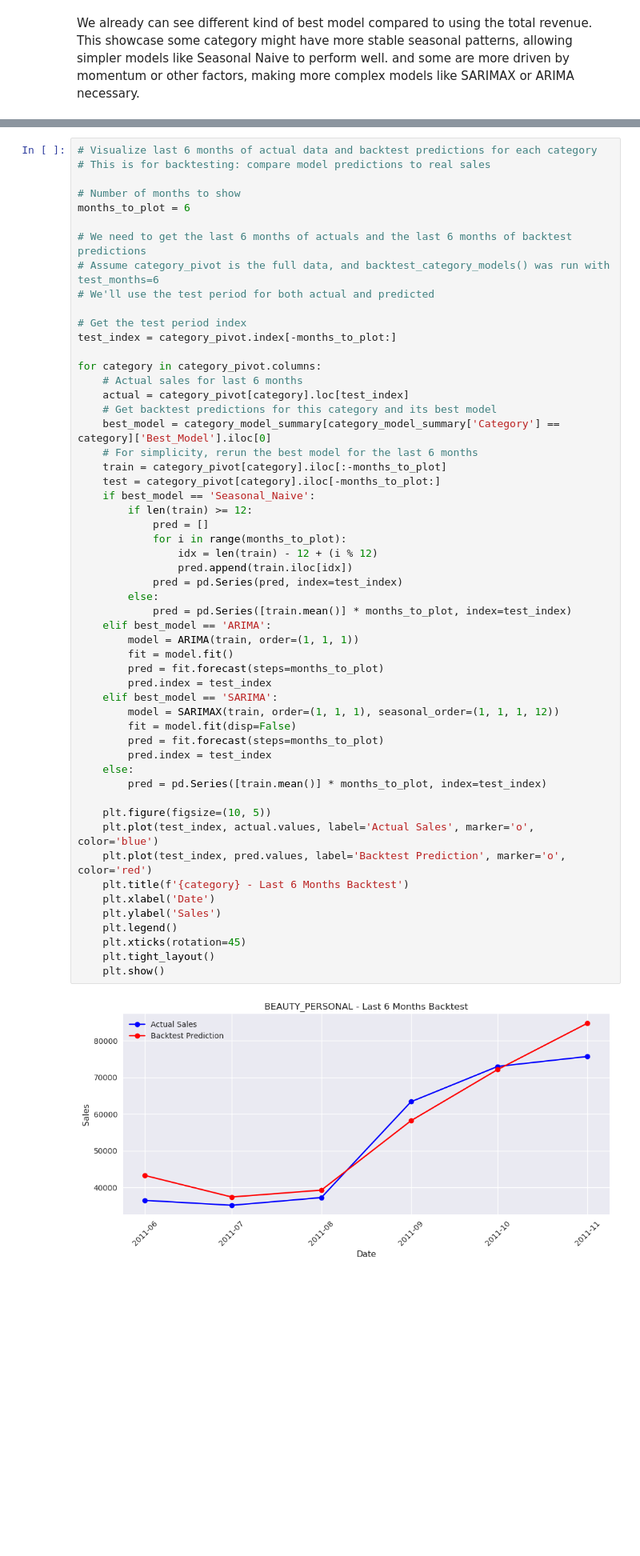
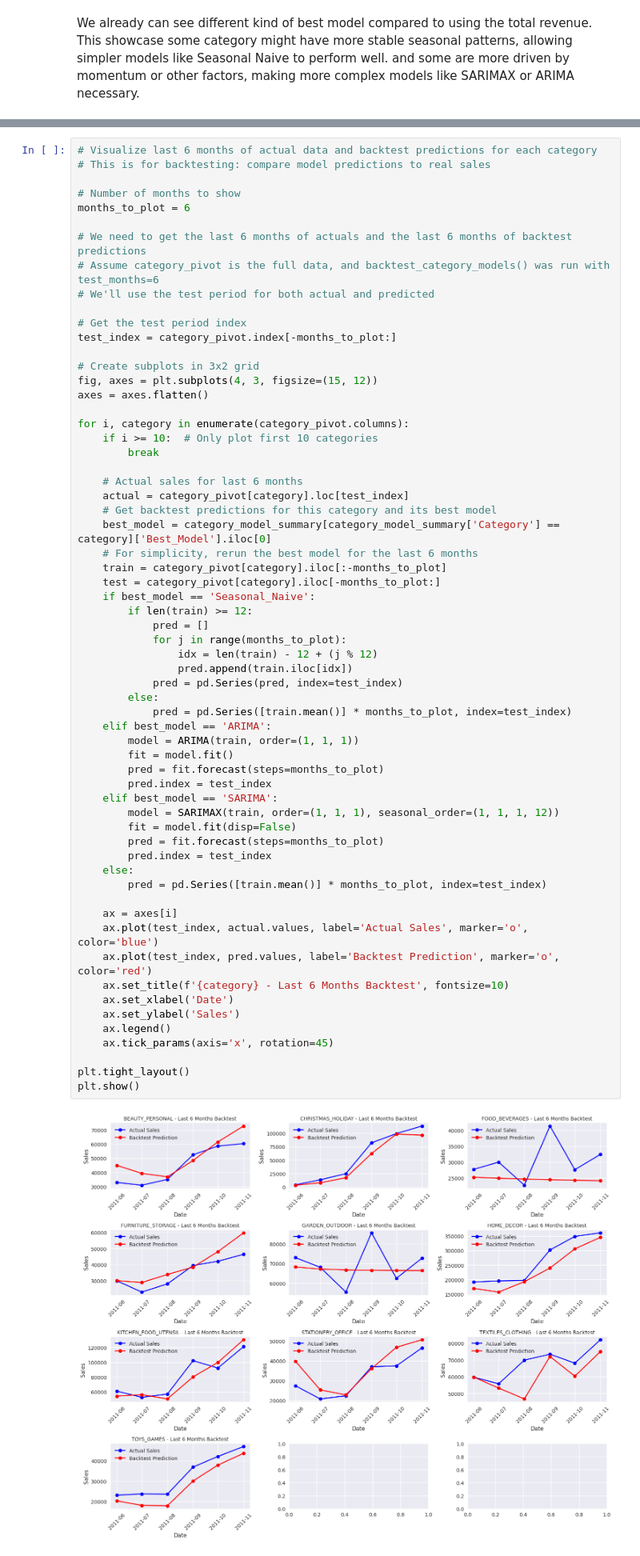
Before and after one commit to esemsc-rap24/retail-forecast-retention, a Jupyter notebook: demand_forecast.ipynb, the cells around one changed output, grey strips where cells are left out. Shown at 80% size. Drawn from its saved outputs; the diff is of its cells as text; blank space fills up the shorter version.

```diff
--- a/demand_forecast.ipynb
+++ b/demand_forecast.ipynb
@@ -1323,45 +1322,53 @@ months_to_plot = 6
 # Get the test period index
 test_index = category_pivot.index[-months_to_plot:]
 
-for category in category_pivot.columns:
+# Create subplots in 3x2 grid
+fig, axes = plt.subplots(4, 3, figsize=(15, 12))
+axes = axes.flatten()
+
+for i, category in enumerate(category_pivot.columns):
+    if i >= 10:  # Only plot first 10 categories
+        break
+
     # Actual sales for last 6 months
     actual = category_pivot[category].loc[test_index]
     # Get backtest predictions for this category and its best model
     best_model = category_model_summary[category_model_summary['Category'] == category]['Best_Model'].iloc[0]
     # For simplicity, rerun the best model for the last 6 months
     train = category_pivot[category].iloc[:-months_to_plot]
     test = category_pivot[category].iloc[-months_to_plot:]
     if best_model == 'Seasonal_Naive':
         if len(train) >= 12:
             pred = []
-            for i in range(months_to_plot):
-                idx = len(train) - 12 + (i % 12)
+            for j in range(months_to_plot):
+                idx = len(train) - 12 + (j % 12)
                 pred.append(train.iloc[idx])
             pred = pd.Series(pred, index=test_index)
         else:
             pred = pd.Series([train.mean()] * months_to_plot, index=test_index)
     elif best_model == 'ARIMA':
         model = ARIMA(train, order=(1, 1, 1))
         fit = model.fit()
         pred = fit.forecast(steps=months_to_plot)
         pred.index = test_index
     elif best_model == 'SARIMA':
         model = SARIMAX(train, order=(1, 1, 1), seasonal_order=(1, 1, 1, 12))
         fit = model.fit(disp=False)
         pred = fit.forecast(steps=months_to_plot)
         pred.index = test_index
     else:
         pred = pd.Series([train.mean()] * months_to_plot, index=test_index)
 
-    plt.figure(figsize=(10, 5))
-    plt.plot(test_index, actual.values, label='Actual Sales', marker='o', color='blue')
-    plt.plot(test_index, pred.values, label='Backtest Prediction', marker='o', color='red')
-    plt.title(f'{category} - Last 6 Months Backtest')
-    plt.xlabel('Date')
-    plt.ylabel('Sales')
-    plt.legend()
-    plt.xticks(rotation=45)
-    plt.tight_layout()
-    plt.show()
+    ax = axes[i]
+    ax.plot(test_index, actual.values, label='Actual Sales', marker='o', color='blue')
+    ax.plot(test_index, pred.values, label='Backtest Prediction', marker='o', color='red')
+    ax.set_title(f'{category} - Last 6 Months Backtest', fontsize=10)
+    ax.set_xlabel('Date')
+    ax.set_ylabel('Sales')
+    ax.legend()
+    ax.tick_params(axis='x', rotation=45)
+
+plt.tight_layout()
+plt.show()
 # %% [output]
-[figure, old version]
+[figure, new version]
```
Also changed, not shown: parts of 24 cells of this notebook, 10 other files.
